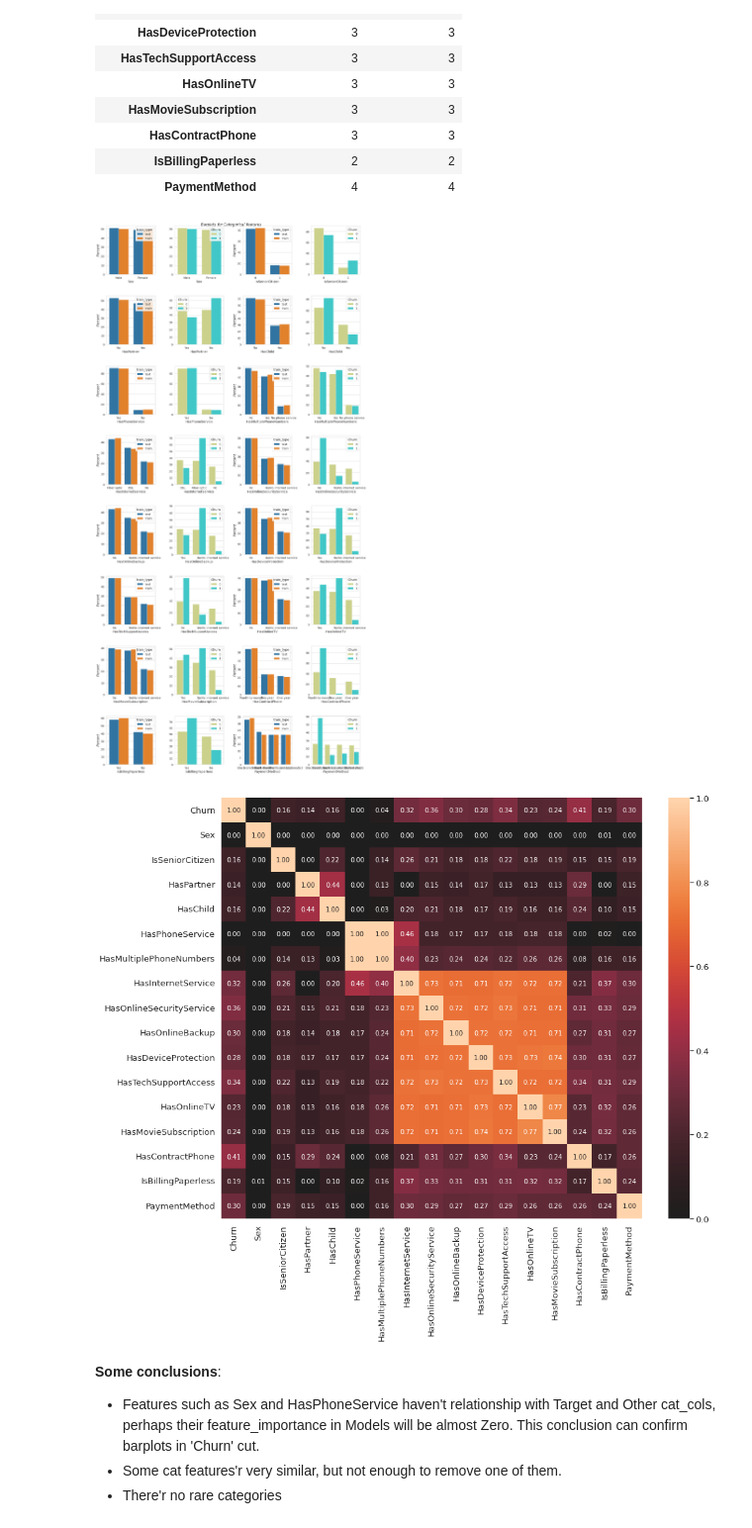
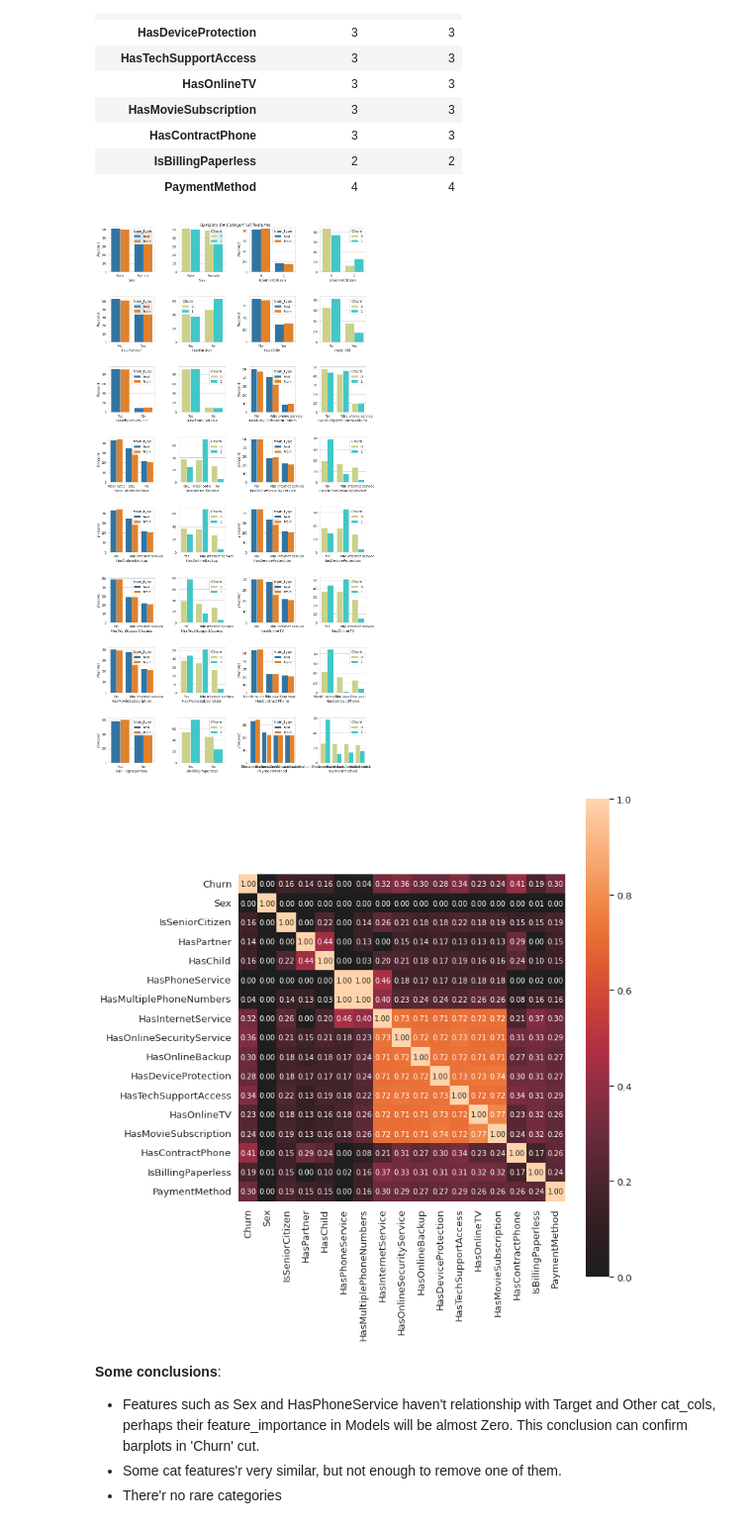
Before and after one commit to EuMentality/competitions, a Jupyter notebook: churn_telecom_prediction/EDA.ipynb, the cells around one changed output. Shown at 99% size. Saved outputs shown, nothing was run; the diff lists cells and outputs as text; code cells hidden in the pictures.

```diff
--- a/churn_telecom_prediction/EDA.ipynb
+++ b/churn_telecom_prediction/EDA.ipynb
@@ -374,7 +373,7 @@ cat_nunique.T
 | PaymentMethod | 4 | 4 |
 # %%
 #barplots in percentage for categorical features
-fig, axes = plt.subplots(len(cat_cols)//2,4, figsize = (17,35))
+fig, axes = plt.subplots(len(cat_cols)//2,4, figsize = (15,30)) # 17 35
 fig.tight_layout(w_pad = 5, h_pad = 7)
 fig.suptitle(r'$Barplots\ for\ Categorical\ features$', y=1, fontsize=17)
 for i, feature in enumerate(cat_cols):
@@ -385,12 +384,12 @@ for i, feature in enumerate(cat_cols):
     axes[i//2, (i%2)*2].set_ylabel(r'$Percent$', fontsize=15)
     axes[i//2, (i%2)*2+1].set_ylabel('')
 # %% [output]
-[figure, old version]
+[figure, new version]
 # %%
-# Measure of association bwt cat features
-cat_cols_corr = associations(train[[target_col] + cat_cols], nominal_columns=[target_col]+cat_cols, nom_nom_assoc='cramer', figsize=(15,12))
+# Measure of association btw cat features
+cat_cols_corr = associations(train[[target_col] + cat_cols], nominal_columns=[target_col]+cat_cols, nom_nom_assoc='cramer', figsize=(10,12))
 # %% [output]
-[figure, old version]
+[figure, new version]
 # %% [markdown]
 **Some conclusions**:
 * Features such as Sex and HasPhoneService haven't relationship with Target and Other cat_cols, perhaps their feature_importance in Models will be almost Zero. This conclusion can confirm barplots in 'Churn' cut.
```
Also changed, not shown: parts of 29 cells of this notebook.
